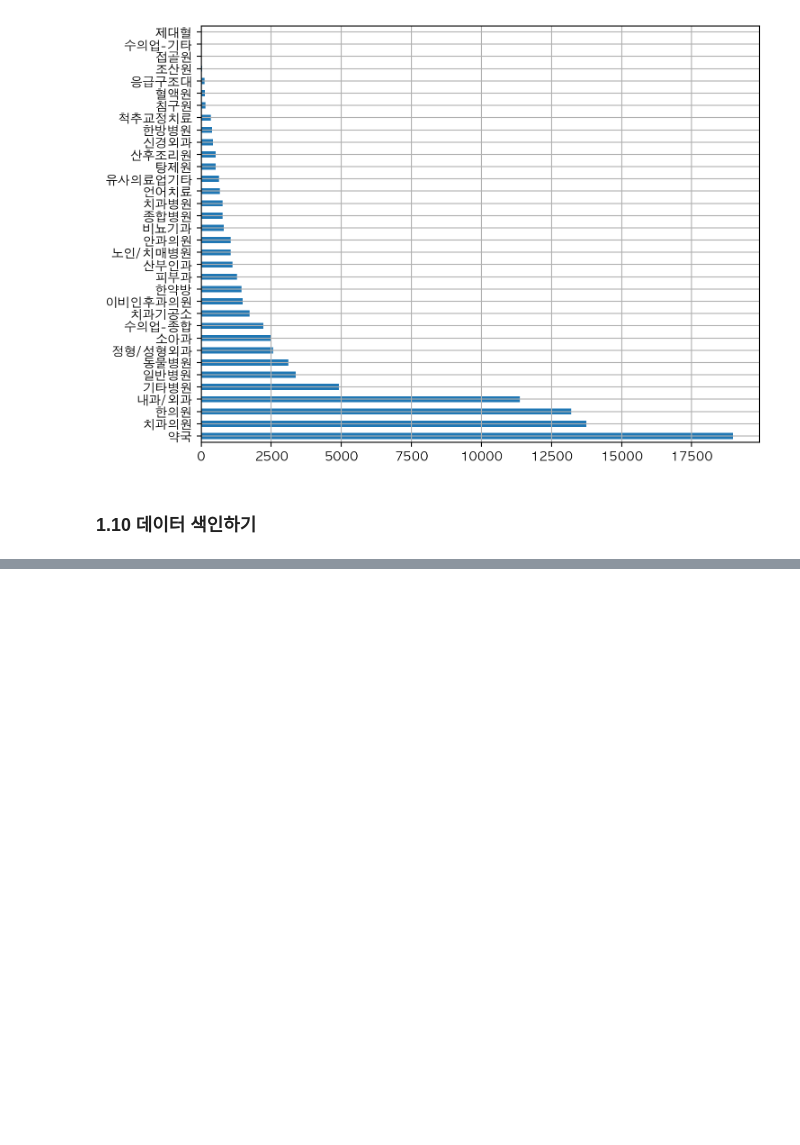
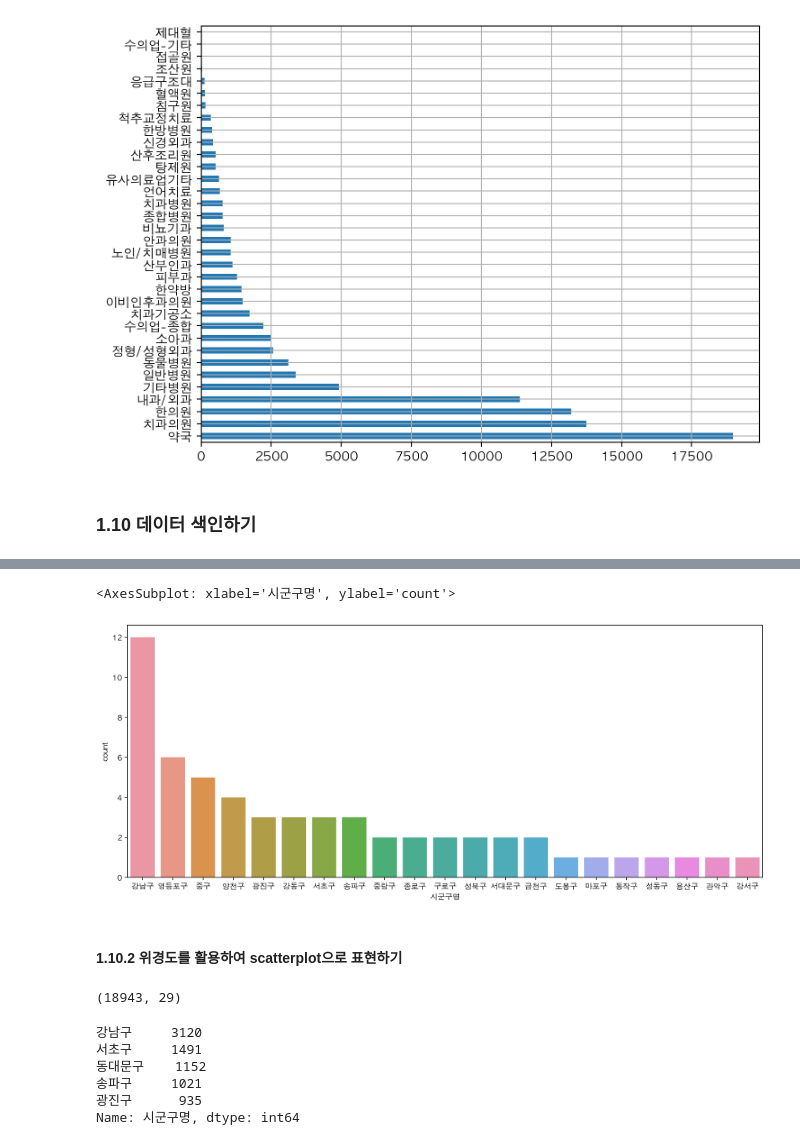
Before and after one commit to Minsoo0405/pythonbasic, a Jupyter notebook: coaching_study/coaching_study_2week.ipynb, the cells around one changed output, grey strips where cells are left out. Drawn from its saved outputs; the diff is of its cells as text; code cells hidden in the pictures; blank space fills up the shorter version.

```diff
--- a/coaching_study/coaching_study_2week.ipynb
+++ b/coaching_study/coaching_study_2week.ipynb
@@ -397,0 +499,24 @@ Name: 상권업종중분류명, dtype: int64
+# %%
+plt.figure(figsize=(15,6))
+sns.countplot(data=df_seoul_hospital, x='시군구명', order=df_seoul_hospital['시군구명'].value_counts().index)
+# %% [output]
+<AxesSubplot: xlabel='시군구명', ylabel='count'>
+[figure, added]
+# %% [markdown]
+#### 1.10.2 위경도를 활용하여 scatterplot으로 표현하기
+# %%
+# 서울 데이터만 가져오기
+df_seoul = df[df['시도명'] == '서울특별시']
+df_seoul.shape
+# %% [output]
+(18943, 29)
+# %%
+# 구별 데이터 개수
+df_seoul['시군구명'].value_counts().head()
+# %% [output]
+강남구     3120
+서초구     1491
+동대문구    1152
+송파구     1021
+광진구      935
+Name: 시군구명, dtype: int64
```
Also changed, not shown: parts of 22 cells of this notebook, 1 other file.
